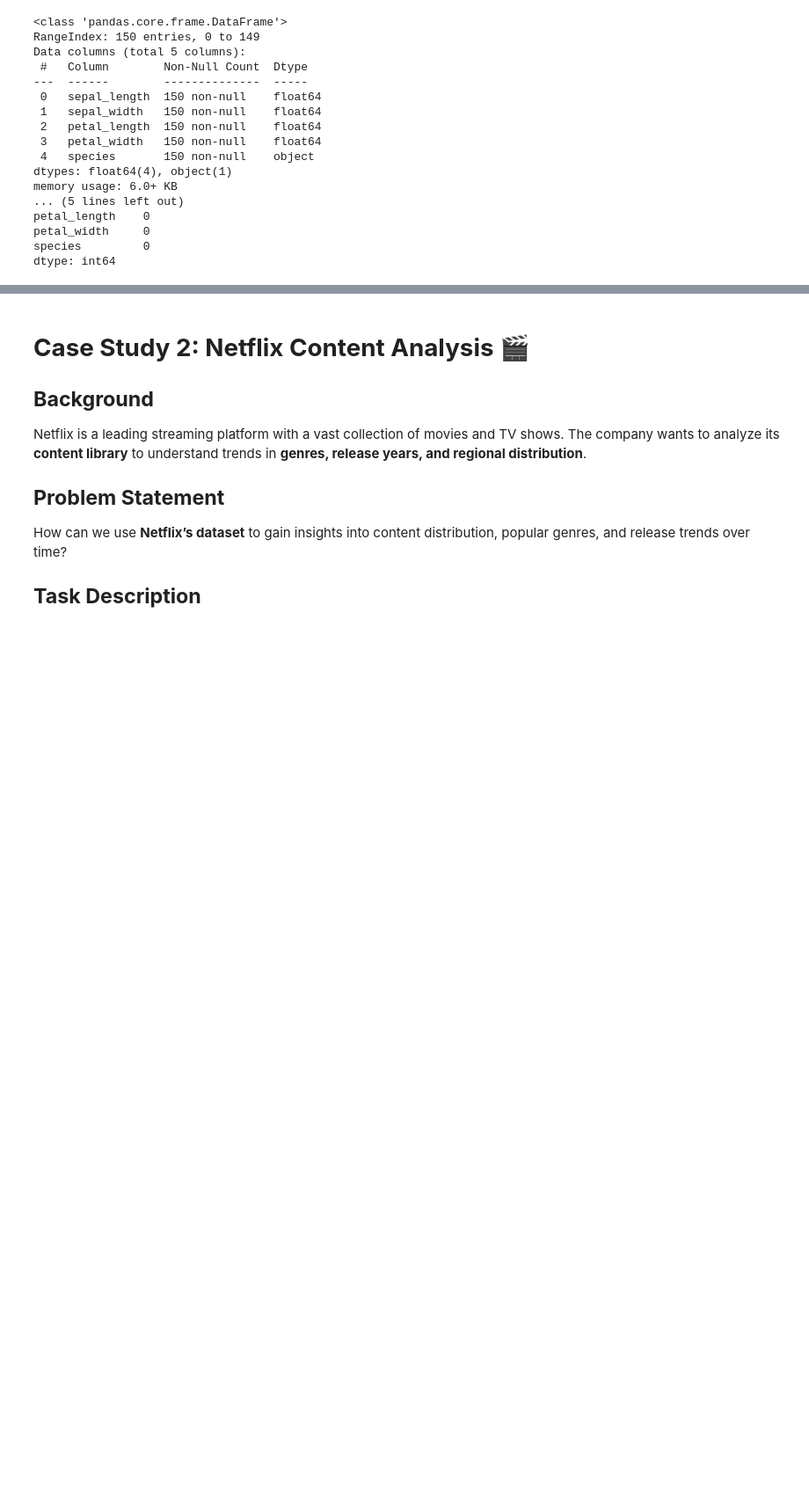
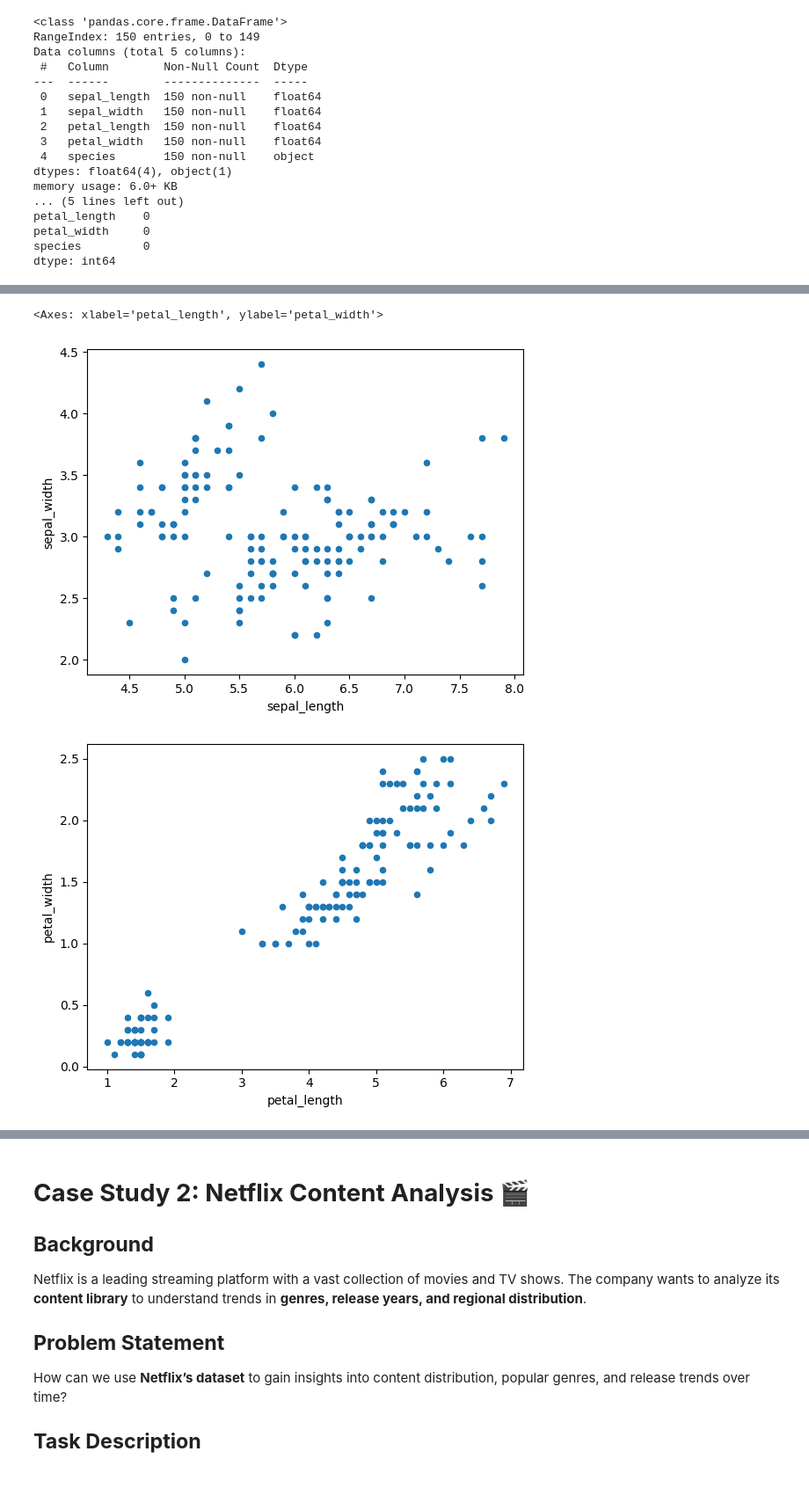
Before and after one commit to Ced802/CS-3246, a Jupyter notebook: act2/[Activity_2]_Python_Pandas_Student_Copy.ipynb, the cells around one changed output, grey strips where cells are left out. Shown at 88% size. Cells and saved outputs as stored; diff of their text form; code cells hidden in the pictures; blank space fills up the shorter version.

```diff
--- a/act2/[Activity_2]_Python_Pandas_Student_Copy.ipynb
+++ b/act2/[Activity_2]_Python_Pandas_Student_Copy.ipynb
@@ -361,0 +380,9 @@ dtype: int64
+# %%
+#get data set and plot accordingly with each dimension with sepal and petal
+irisDataset.plot(x="sepal_length", y="sepal_width", kind="scatter")
+
+irisDataset.plot(x="petal_length", y="petal_width", kind="scatter")
+# %% [output]
+<Axes: xlabel='petal_length', ylabel='petal_width'>
+[figure, added]
+[figure, added]
```
Also changed, not shown: parts of 3 cells of this notebook.
